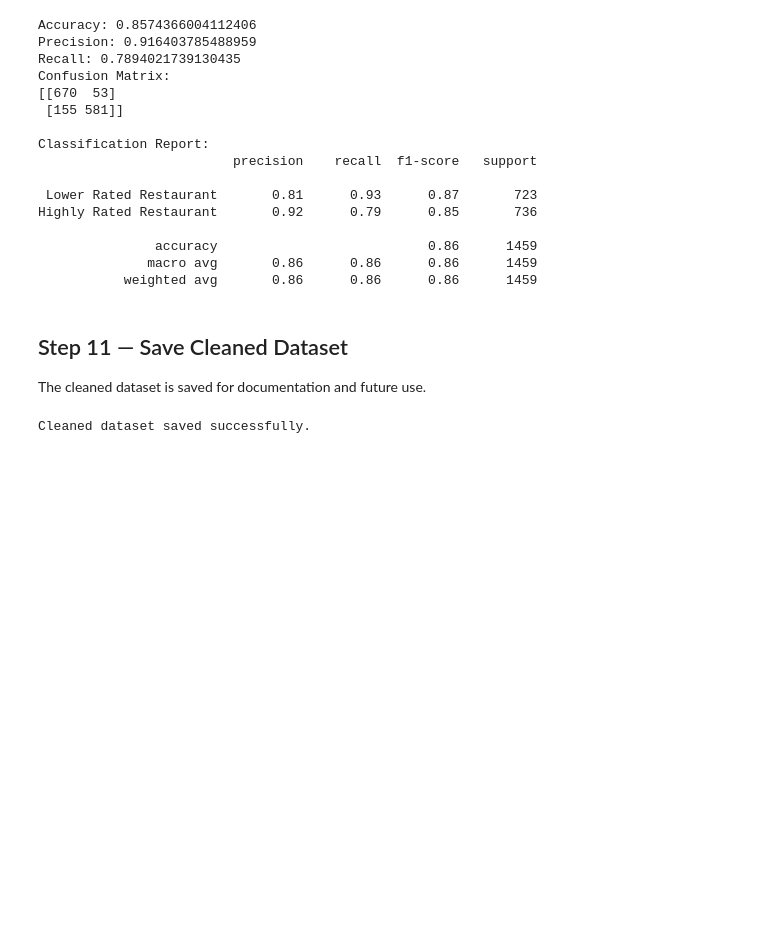
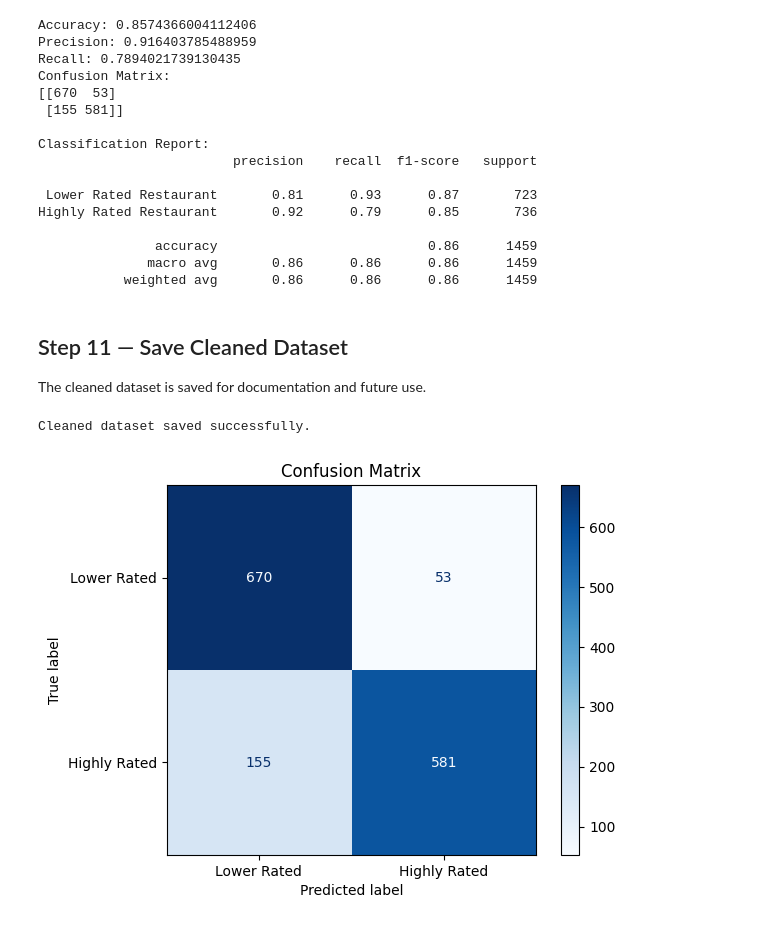
Before and after one commit to Ghalaahmed/Nukbah, a Jupyter notebook: LogisticRegression/logistic_regression_ML.ipynb, the cells around one changed output. Cells and saved outputs as stored; diff of their text form; code cells hidden in the pictures; blank space fills up the shorter version.

```diff
--- a/LogisticRegression/logistic_regression_ML.ipynb
+++ b/LogisticRegression/logistic_regression_ML.ipynb
@@ -281,3 +281,19 @@ df.to_csv("riyadh_restaurants_cleaned_median_threshold.csv", index=False)
 print("Cleaned dataset saved successfully.")
 # %% [output]
 Cleaned dataset saved successfully.
+# %%
+import matplotlib.pyplot as plt
+from sklearn.metrics import ConfusionMatrixDisplay
+
+ConfusionMatrixDisplay.from_estimator(
+    logistic_model,
+    X_test,
+    y_test,
+    display_labels=["Lower Rated", "Highly Rated"],
+    cmap="Blues"
+)
+
+plt.title("Confusion Matrix")
+plt.show()
+# %% [output]
+[figure, added]
```
